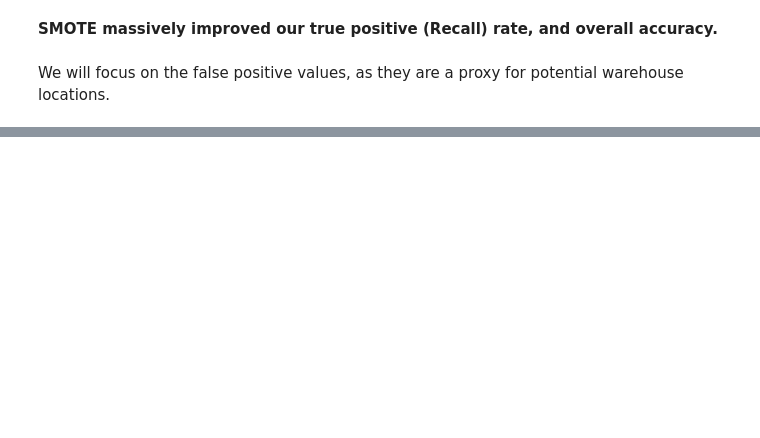
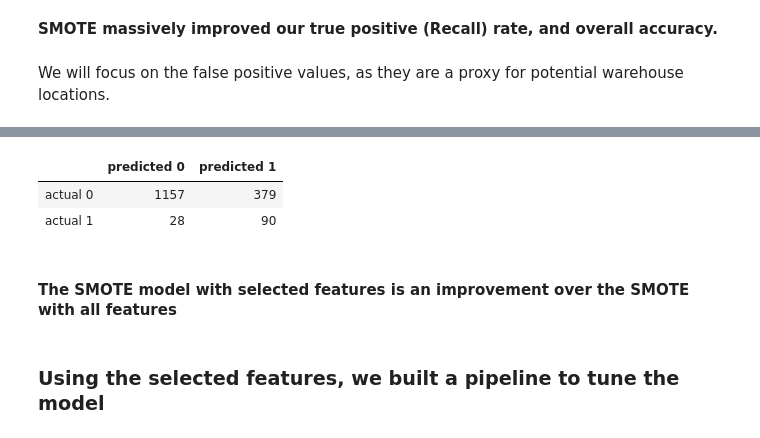
Before and after one commit to jfleury12/retail-warehouse-locations, a Jupyter notebook: notebooks/warehouse_model.ipynb, the cells around one changed output, grey strips where cells are left out. Drawn from its saved outputs; the diff is of its cells as text; code cells hidden in the pictures; blank space fills up the shorter version.

```diff
--- a/notebooks/warehouse_model.ipynb
+++ b/notebooks/warehouse_model.ipynb
@@ -239,0 +255,9 @@ We will focus on the false positive values, as they are a proxy for potential wa
+# %%
+# split into 70:30 ratio
+X2_train, X2_test, y2_train, y2_test = train_test_split(X2, y, test_size = 0.3, random_state = 0, stratify=y)
+
+# describes info about train and test set
+print("Number transactions X_train dataset: ", X2_train.shape)
+print("Number transactions y_train dataset: ", y2_train.shape)
+print("Number transactions X_test dataset: ", X2_test.shape)
+print("Number transactions y_test dataset: ", y2_test.shape)
@@ -239,0 +269,11 @@ We will focus on the false positive values, as they are a proxy for potential wa
+# %%
+# logistic regression object
+lr = LogisticRegression()
+
+# train the model on train set
+lr.fit(X2_train, y2_train.ravel())
+
+pred2 = lr.predict(X2_test)
+
+# print classification report
+print(classification_report(y2_test, pred2))
@@ -239,0 +301,12 @@ We will focus on the false positive values, as they are a proxy for potential wa
+# %%
+print("Before OverSampling, counts of label '1': {}".format(sum(y2_train == 1)))
+print("Before OverSampling, counts of label '0': {} \n".format(sum(y2_train == 0)))
+
+sm = SMOTE_imb(random_state = 2)
+X2_train_res, y2_train_res = sm.fit_sample(X2_train, y2_train.ravel())
+
+print('After OverSampling, the shape of train_X: {}'.format(X2_train_res.shape))
+print('After OverSampling, the shape of train_y: {} \n'.format(y2_train_res.shape))
+
+print("After OverSampling, counts of label '1': {}".format(sum(y2_train_res == 1)))
+print("After OverSampling, counts of label '0': {}".format(sum(y2_train_res == 0)))
@@ -239,0 +322,7 @@ We will focus on the false positive values, as they are a proxy for potential wa
+# %%
+lr2 = LogisticRegression()
+lr2.fit(X2_train_res, y2_train_res.ravel())
+predictions = lr2.predict(X2_test)
+
+# print classification report
+print(classification_report(y2_test, predictions))
@@ -239,0 +338,14 @@ We will focus on the false positive values, as they are a proxy for potential wa
+# %%
+# confusion matrix on training data
+conf_matrix = pd.DataFrame(confusion_matrix(y2_train, lr2.predict(X2_train)),
+                           index = ['actual 0', 'actual 1'],
+                           columns = ['predicted 0', 'predicted 1'])
+conf_matrix
+# %% [output]
+|  | predicted 0 | predicted 1 |
+| actual 0 | 1157 | 379 |
+| actual 1 | 28 | 90 |
+# %% [markdown]
+#### The SMOTE model with selected features is an improvement over the SMOTE with all features
+# %% [markdown]
+### Using the selected features, we built a pipeline to tune the model
```
Also changed, not shown: parts of 46 cells of this notebook, 3 other files.
